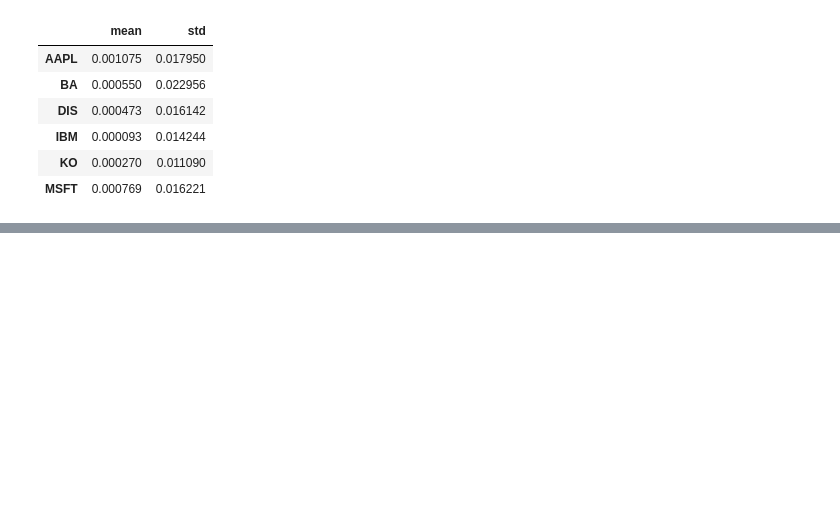
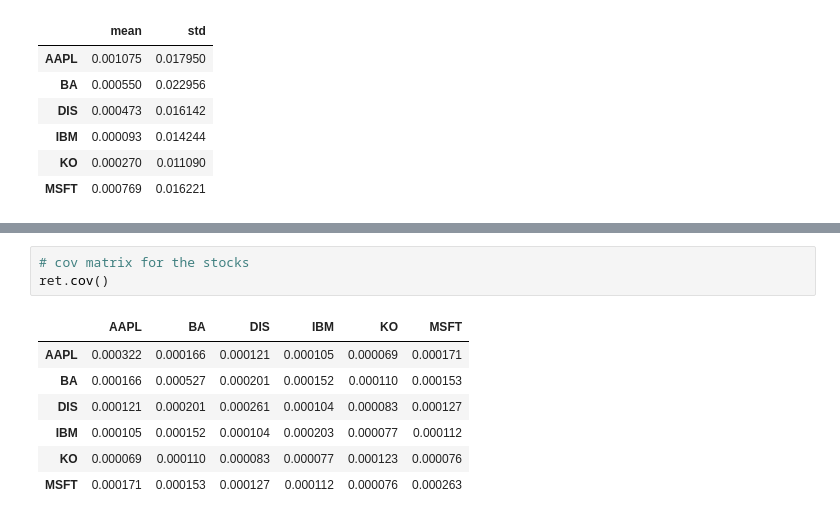
Before and after one commit to lincolnmuriithi11/Stock_Analysis-, a Jupyter notebook: Financial Analysis/initial_visualization.ipynb, the cells around one changed output, grey strips where cells are left out. Drawn from its saved outputs; the diff is of its cells as text; blank space fills up the shorter version.

Commit message:
stock correlation/ covariance

```diff
--- a/Financial Analysis/initial_visualization.ipynb
+++ b/Financial Analysis/initial_visualization.ipynb
@@ -501,0 +503,11 @@ plt.show
+# %%
+# cov matrix for the stocks
+ret.cov()
+# %% [output]
+|  | AAPL | BA | DIS | IBM | KO | MSFT |
+| AAPL | 0.000322 | 0.000166 | 0.000121 | 0.000105 | 0.000069 | 0.000171 |
+| BA | 0.000166 | 0.000527 | 0.000201 | 0.000152 | 0.000110 | 0.000153 |
+| DIS | 0.000121 | 0.000201 | 0.000261 | 0.000104 | 0.000083 | 0.000127 |
+| IBM | 0.000105 | 0.000152 | 0.000104 | 0.000203 | 0.000077 | 0.000112 |
+| KO | 0.000069 | 0.000110 | 0.000083 | 0.000077 | 0.000123 | 0.000076 |
+| MSFT | 0.000171 | 0.000153 | 0.000127 | 0.000112 | 0.000076 | 0.000263 |
```
Also changed, not shown: parts of 27 cells of this notebook.
